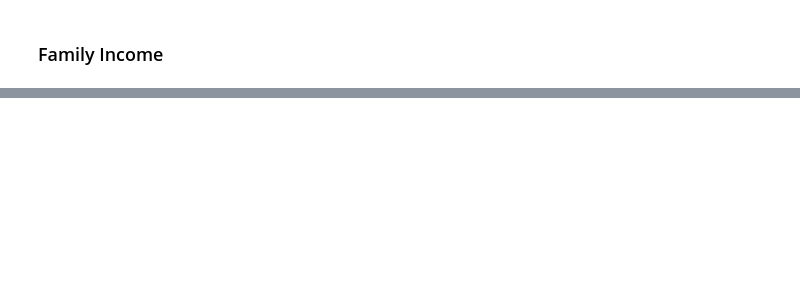
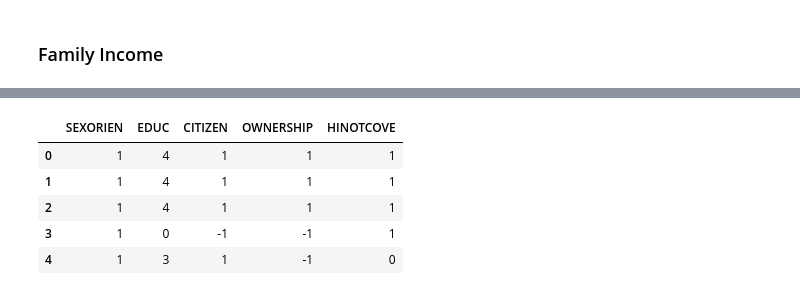
Before and after one commit to Denparadigm/USHealthFairness, a Jupyter notebook: analysis.ipynb, the cells around one changed output, grey strips where cells are left out. Saved outputs shown, nothing was run; the diff lists cells and outputs as text; code cells hidden in the pictures; blank space fills up the shorter version.

```diff
--- a/analysis.ipynb
+++ b/analysis.ipynb
@@ -190,0 +264,91 @@ print(prevalence)
+# %%
+y = [1 if y == 1 else 0 for y in ds['HEALTH']]
+
+#Model features
+X = ds[['SEXORIEN','EDUC', 'CITIZEN', 'OWNERSHIP', 'HINOTCOVE']]
+#X['marital-status'] = [1 if x=='Married-civ-spouse' else 0 for x in df['marital-status']]
+#X['native-country'] = [1 if x=='United-States' else 0 for x in df['native-country']]
+
+edu_groups = {
+    000: -1,  # Unknown/NIU
+    100: 0,   # Grade 12 or less, no high school diploma or equivalent
+    102: 0,   # Never attended/kindergarten only
+    103: 0,   # Grade 1-11
+    113: 0,   # Grade 9
+    114: 0,   # Grade 10
+    115: 0,   # Grade 11
+    116: 0,   # 12th grade, no diploma
+    200: 1,   # High school diploma or GED
+    201: 1,   # High school graduate
+    202: 1,   # GED or equivalent
+    300: 2,   # Some college, no 4yr degree
+    301: 2,   # Some college, no degree
+    302: 2,   # AA degree: technical/vocational/occupational
+    303: 2,   # AA degree: academic program
+    400: 3,   # Bachelor's degree (BA,AB,BS,BBA)
+    500: 4,   # Master's, Professional, or Doctoral Degree
+    501: 4,   # Master's degree (MA,MS,Med,MBA)
+    502: 4,   # Professional (MD,DDS,DVM,JD)
+    503: 4,   # Doctoral degree (PhD, EdD)
+    504: 4,   # Other degree
+    505: 4,   # Professional School or Doctoral degree, topcoded (MD, DDS, DVM, JD, PhD, EdD)
+    996: -1,  # No degree, years of education unknown
+    997: -1,  # Unknown--refused
+    998: -1,  # Unknown--not ascertained
+    999: -1   # Unknown--don't know
+}
+
+orien_groups = {
+    0: -1,    # NIU
+    1: 0,     # Lesbian or gay
+    2: 1,     # Straight
+    3: 0,     # Bisexual
+    4: 0,     # Something else
+    5: 0,     # Don't know
+    7: -1,    # Refused
+    8: -1,    # Not ascertained
+}
+
+citizen_groups = {
+    1: 0,  # No, not U.S. citizen
+    2: 1,  # Yes, U.S. citizen
+    7: -1,  # Unknown--refused
+    8: -1,  # Unknown--not ascertained
+    9: -1,  # Unknown--don't know
+}
+
+ownership_group = {00: -1,
+                  10: 1,
+                  11: 1,
+                  12: 1,
+                  20: 0,
+                  30: 0,
+                  40: 0,
+                  97: -1,
+                  98: -1,
+                  99: -1}
+
+insurance_group = {
+    0: -1,  # NIU
+    1: 1,   # Has coverage
+    2: 0,   # Has no coverage
+    7: -1,  # Unknown-refused
+    8: -1,  # Unknown-not ascertained
+    9: -1,  # Unknown-don't know
+}
+
+
+X['EDUC'] = [edu_groups[x] for x in ds['EDUC']]
+X['SEXORIEN'] = [orien_groups[x] for x in ds['SEXORIEN']]
+X['CITIZEN'] = [citizen_groups[x] for x in ds['CITIZEN']]
+X['OWNERSHIP'] = [ownership_group[x] for x in ds['OWNERSHIP']]
+X['HINOTCOVE'] = [insurance_group[x] for x in ds['HINOTCOVE']]
+
+X.head()
+# %% [output]
+|  | SEXORIEN | EDUC | CITIZEN | OWNERSHIP | HINOTCOVE |
+| 0 | 1 | 4 | 1 | 1 | 1 |
+| 1 | 1 | 4 | 1 | 1 | 1 |
+| 2 | 1 | 4 | 1 | 1 | 1 |
+| 3 | 1 | 0 | -1 | -1 | 1 |
+| 4 | 1 | 3 | 1 | -1 | 0 |
```
Also changed, not shown: parts of 11 cells of this notebook.
